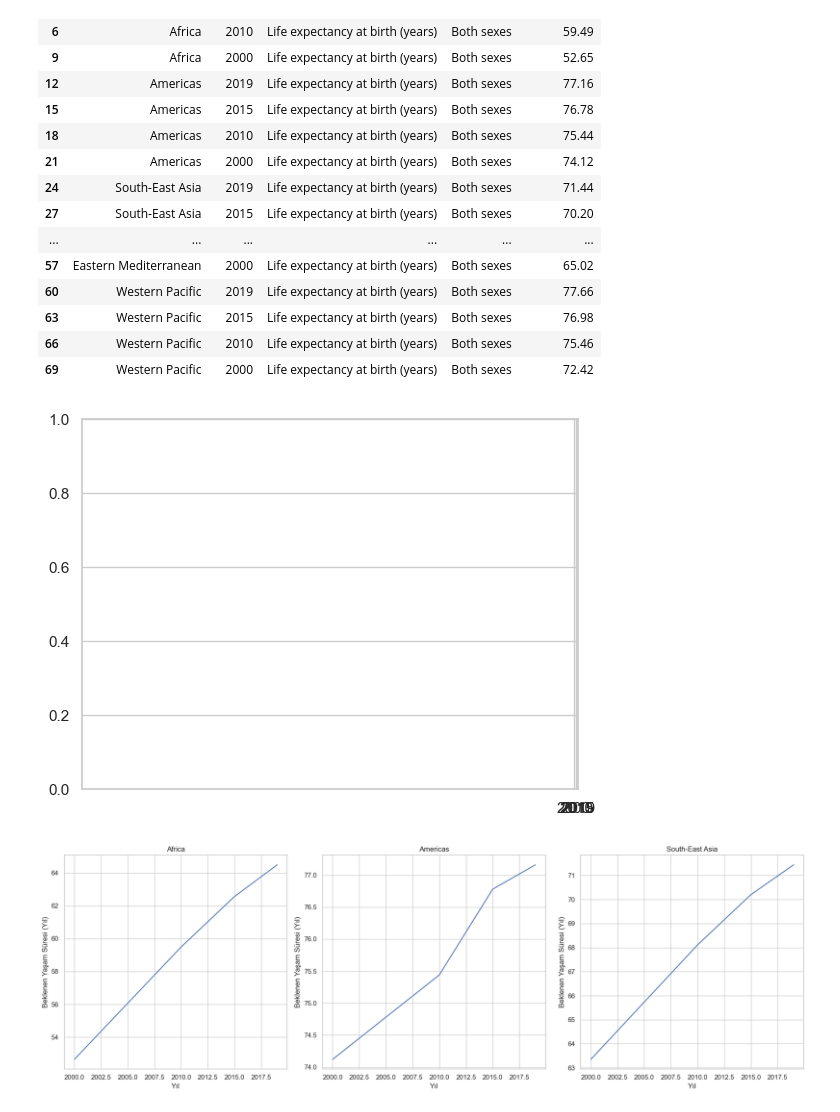
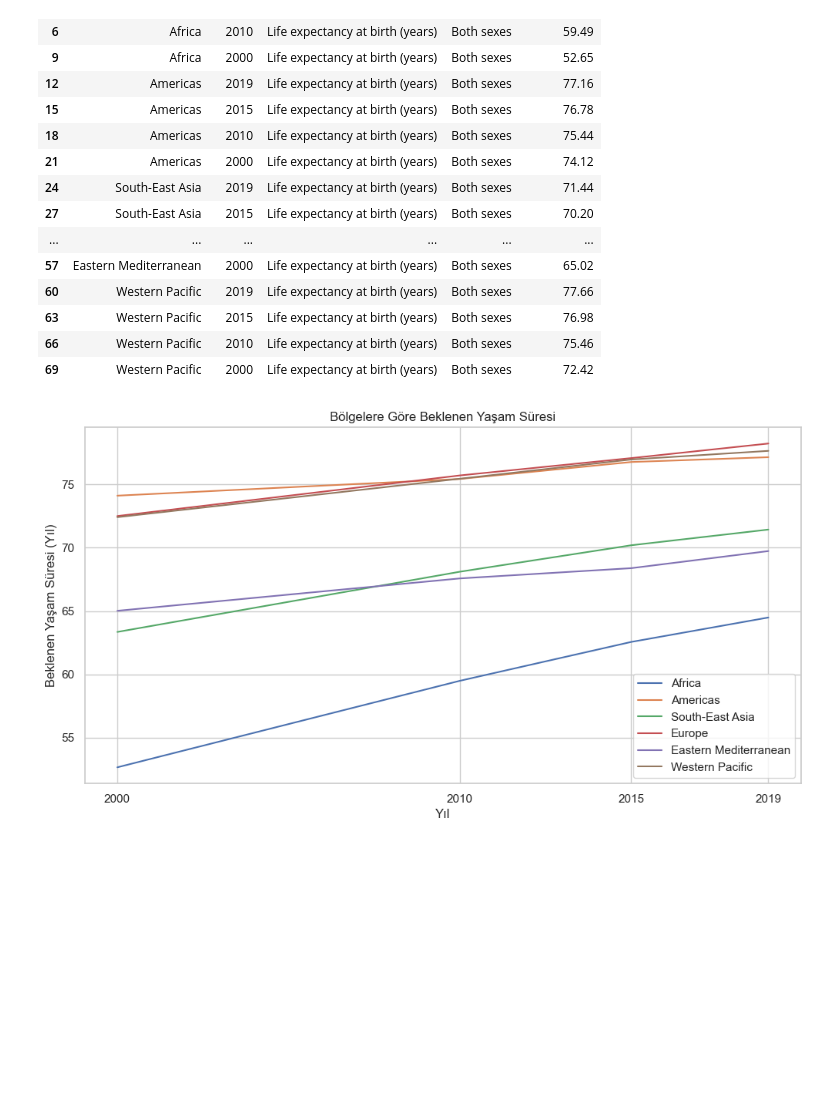
Before and after one commit to cagataysero/data-mining, a Jupyter notebook: csv.ipynb, the cells around one changed output. Drawn from its saved outputs; the diff is of its cells as text; code cells hidden in the pictures; blank space fills up the shorter version.

```diff
--- a/csv.ipynb
+++ b/csv.ipynb
@@ -127,26 +129,22 @@ df1
 | 63 | Western Pacific | 2015 | Life expectancy at birth (years) | Both sexes | 76.98 |
 | 66 | Western Pacific | 2010 | Life expectancy at birth (years) | Both sexes | 75.46 |
 | 69 | Western Pacific | 2000 | Life expectancy at birth (years) | Both sexes | 72.42 |
-# %%
-
-plt.xticks(df1["Period"].unique())
-locations = df1["Location"].unique()
-
-num_plots = min(len(locations), 3)
-plt.figure(figsize=(18, 6))
-
-for i in range(num_plots):
-    location = locations[i]
-    plt.subplot(1, num_plots, i + 1)  # 1 sıra, num_plots sütunlu alt grafikler oluşturur
-    location_data = df1[df1["Location"] == location]
-    sns.lineplot(data=location_data, x="Period", y="First Tooltip")
-    plt.title(location)
-    plt.xlabel("Yıl")
-    plt.ylabel("Beklenen Yaşam Süresi (Yıl)")
-
-# Grafikleri göster
-plt.tight_layout()
-plt.show()
-# %% [output]
-[figure, removed]
-[figure, removed]
+# %%
+
+df1["Period"] = df1["Period"].astype(int)
+
+plt.figure(figsize=(12, 6))
+sns.lineplot(data=df1, x="Period", y="First Tooltip", hue="Location")
+
+plt.xticks(df1["Period"].unique())
+
+plt.xlabel("Yıl")
+plt.ylabel("Beklenen Yaşam Süresi (Yıl)")
+plt.title("Bölgelere Göre Beklenen Yaşam Süresi")
+
+
+plt.legend(loc='lower right')
+
+plt.show()
+# %% [output]
+[figure, added]
```
Also changed, not shown: parts of 2 cells of this notebook.
